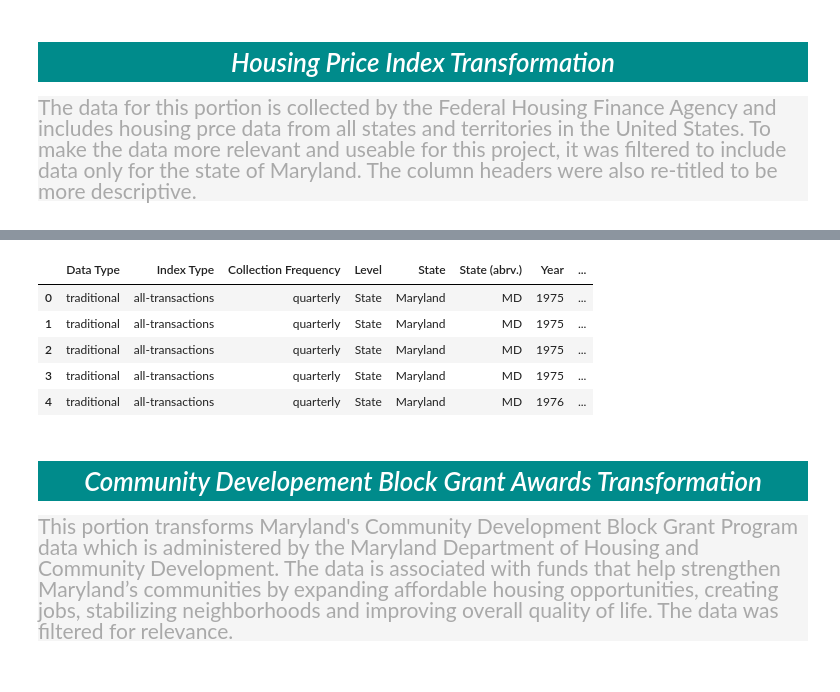
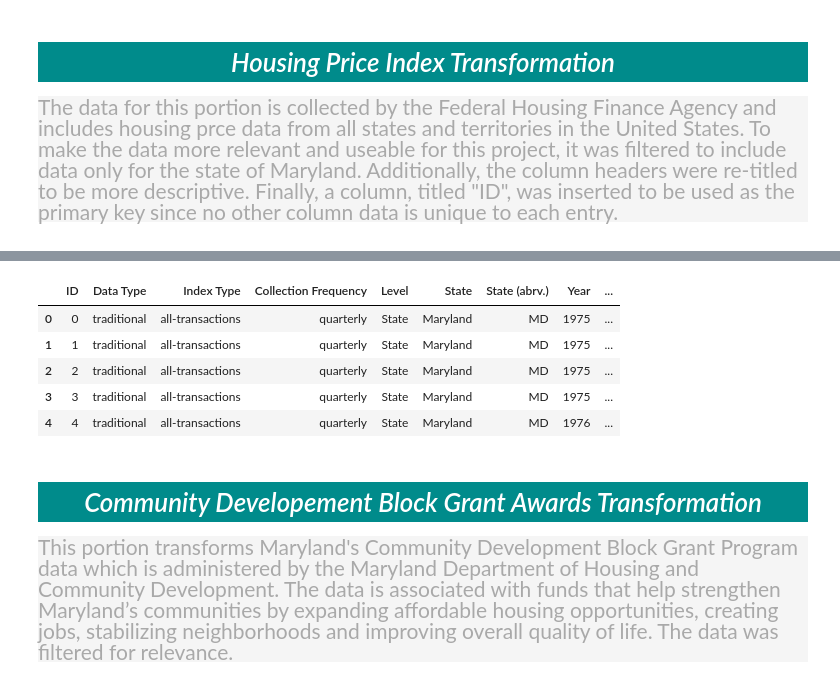
Before and after one commit to ccgrace/ETL_project, a Jupyter notebook: master.ipynb, the cells around one changed output, grey strips where cells are left out. Cells and saved outputs as stored; diff of their text form; code cells hidden in the pictures.

Commit message:
created new 'ID' column for HPI to use as PK

```diff
--- a/master.ipynb
+++ b/master.ipynb
@@ -4,7 +4,7 @@ from sqlalchemy import create_engine
 # %% [markdown]
 <center><i><h1 style="background-color:DarkCyan;color:white">Housing Price Index Transformation</h1></i></center>
 <div style="background-color:WhiteSmoke">
-        <p style="color:DarkGrey;font-size:150%;background-color:WhiteSmoke">The data for this portion is collected by the Federal Housing Finance Agency and includes housing prce data from all states and territories in the United States. To make the data more relevant and useable for this project, it was filtered to include data only for the state of Maryland. The column headers were also re-titled to be more descriptive.
+        <p style="color:DarkGrey;font-size:150%;background-color:WhiteSmoke">The data for this portion is collected by the Federal Housing Finance Agency and includes housing prce data from all states and territories in the United States. To make the data more relevant and useable for this project, it was filtered to include data only for the state of Maryland. Additionally, the column headers were re-titled to be more descriptive. Finally, a column, titled "ID", was inserted to be used as the primary key since no other column data is unique to each entry.
         </p>
 </div>
 # %%
@@ -22,28 +22,31 @@ hpi_master_df.head()
 # %%
 #Filters DF by state to get only MAryland results. Renames columns to be more descriptive.
 md_hpi = hpi_master_df.loc[hpi_master_df['place_id'] == 'MD']
 md_hpi_rename = md_hpi.rename(columns = {'place_name':'State',
                         'hpi_type':'Data Type',
                         'hpi_flavor':'Index Type',
                         'frequency':'Collection Frequency',
                         'level':'Level',
                         'place_name':'State',
                         'place_id':'State (abrv.)',
                         'yr': 'Year',
                         'period': 'Collection Period',
                         'index_nsa': 'Non-Seasonally Adjusted Index',
                         'index_sa':'Seasonally Adjusted Index'})
 
 # Resets index
 new_hpi = md_hpi_rename.reset_index(drop=True)
+
+# Creates column 'ID' for use as primary key
+new_hpi.insert(0, 'ID', range(0+len(new_hpi)))
 new_hpi.head()
 # %% [output]
-|  | Data Type | Index Type | Collection Frequency | Level | State | State (abrv.) | Year | ... |
-| 0 | traditional | all-transactions | quarterly | State | Maryland | MD | 1975 | ... |
-| 1 | traditional | all-transactions | quarterly | State | Maryland | MD | 1975 | ... |
-| 2 | traditional | all-transactions | quarterly | State | Maryland | MD | 1975 | ... |
-| 3 | traditional | all-transactions | quarterly | State | Maryland | MD | 1975 | ... |
-| 4 | traditional | all-transactions | quarterly | State | Maryland | MD | 1976 | ... |
+|  | ID | Data Type | Index Type | Collection Frequency | Level | State | State (abrv.) | Year | ... |
+| 0 | 0 | traditional | all-transactions | quarterly | State | Maryland | MD | 1975 | ... |
+| 1 | 1 | traditional | all-transactions | quarterly | State | Maryland | MD | 1975 | ... |
+| 2 | 2 | traditional | all-transactions | quarterly | State | Maryland | MD | 1975 | ... |
+| 3 | 3 | traditional | all-transactions | quarterly | State | Maryland | MD | 1975 | ... |
+| 4 | 4 | traditional | all-transactions | quarterly | State | Maryland | MD | 1976 | ... |
 # %% [markdown]
 <center><i><h1 style="background-color:DarkCyan;color:white">Community Developement Block Grant Awards Transformation</h1></i></center>
 <div style="background-color:WhiteSmoke">
```
Also changed, not shown: parts of 2 cells of this notebook.
